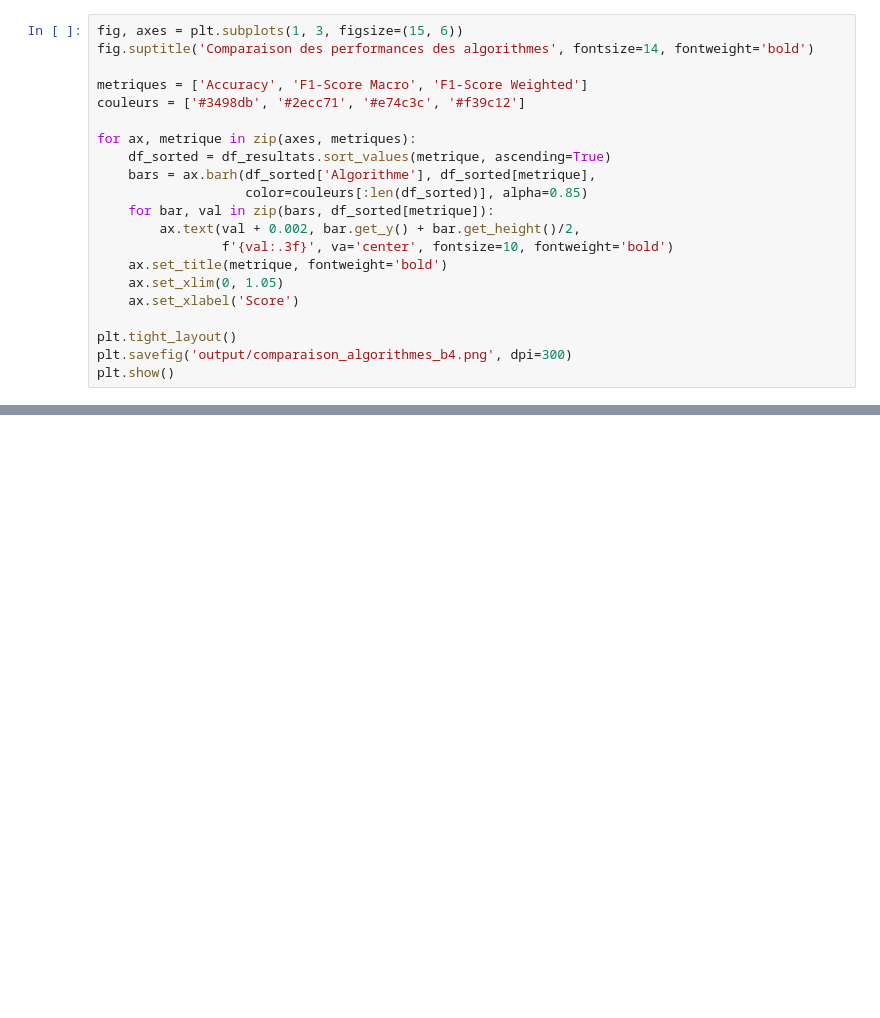
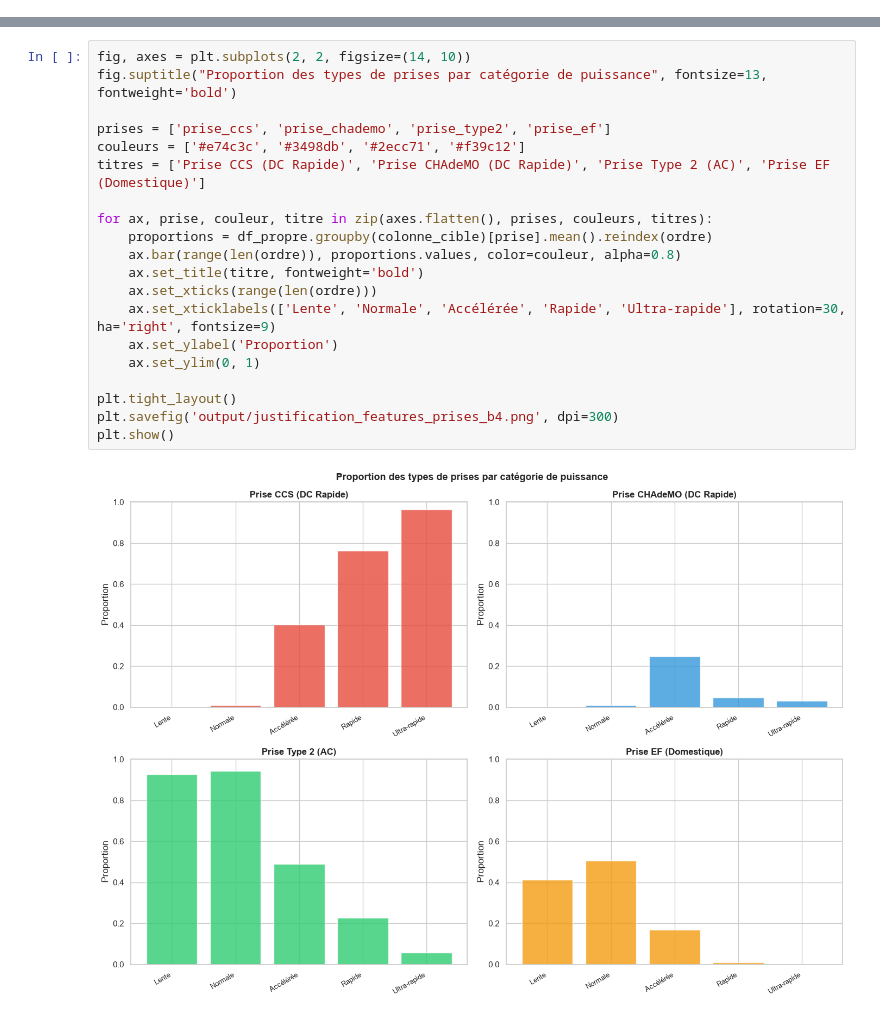
Before and after one commit to Dackss/ProjetIA, a Jupyter notebook: Besoin_Client_4/main.ipynb, the cells around one changed output, grey strips where cells are left out. Saved outputs shown, nothing was run; the diff lists cells and outputs as text; blank space fills up the shorter version.

```diff
--- a/Besoin_Client_4/main.ipynb
+++ b/Besoin_Client_4/main.ipynb
@@ -438,21 +0,0 @@ Régression Logistique    0.6573          0.5242             0.6135
-# %%
-fig, axes = plt.subplots(1, 3, figsize=(15, 6))
-fig.suptitle('Comparaison des performances des algorithmes', fontsize=14, fontweight='bold')
-
-metriques = ['Accuracy', 'F1-Score Macro', 'F1-Score Weighted']
-couleurs = ['#3498db', '#2ecc71', '#e74c3c', '#f39c12']
-
-for ax, metrique in zip(axes, metriques):
-    df_sorted = df_resultats.sort_values(metrique, ascending=True)
-    bars = ax.barh(df_sorted['Algorithme'], df_sorted[metrique],
-                   color=couleurs[:len(df_sorted)], alpha=0.85)
-    for bar, val in zip(bars, df_sorted[metrique]):
-        ax.text(val + 0.002, bar.get_y() + bar.get_height()/2,
-                f'{val:.3f}', va='center', fontsize=10, fontweight='bold')
-    ax.set_title(metrique, fontweight='bold')
-    ax.set_xlim(0, 1.05)
-    ax.set_xlabel('Score')
-
-plt.tight_layout()
-plt.savefig('output/comparaison_algorithmes_b4.png', dpi=300)
-plt.show()
@@ -641,0 +155,22 @@ Le meilleur modèle obtenu est **Random Forest** avec une accuracy de **77.28%**
+# %%
+fig, axes = plt.subplots(2, 2, figsize=(14, 10))
+fig.suptitle("Proportion des types de prises par catégorie de puissance", fontsize=13, fontweight='bold')
+
+prises = ['prise_ccs', 'prise_chademo', 'prise_type2', 'prise_ef']
+couleurs = ['#e74c3c', '#3498db', '#2ecc71', '#f39c12']
+titres = ['Prise CCS (DC Rapide)', 'Prise CHAdeMO (DC Rapide)', 'Prise Type 2 (AC)', 'Prise EF (Domestique)']
+
+for ax, prise, couleur, titre in zip(axes.flatten(), prises, couleurs, titres):
+    proportions = df_propre.groupby(colonne_cible)[prise].mean().reindex(ordre)
+    ax.bar(range(len(ordre)), proportions.values, color=couleur, alpha=0.8)
+    ax.set_title(titre, fontweight='bold')
+    ax.set_xticks(range(len(ordre)))
+    ax.set_xticklabels(['Lente', 'Normale', 'Accélérée', 'Rapide', 'Ultra-rapide'], rotation=30, ha='right', fontsize=9)
+    ax.set_ylabel('Proportion')
+    ax.set_ylim(0, 1)
+
+plt.tight_layout()
+plt.savefig('output/justification_features_prises_b4.png', dpi=300)
+plt.show()
+# %% [output]
+[figure, added]
```
Also changed, not shown: parts of 70 cells of this notebook, 22 other files.
